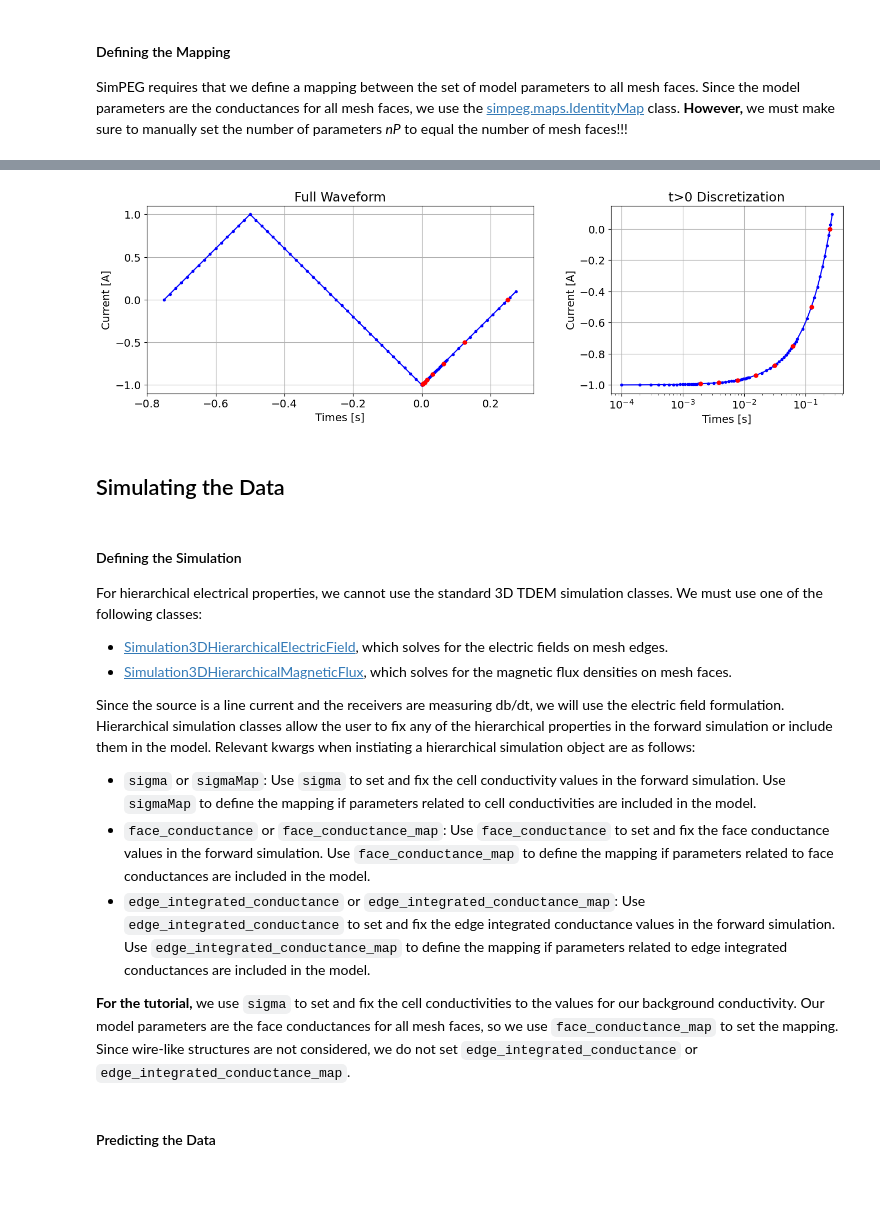
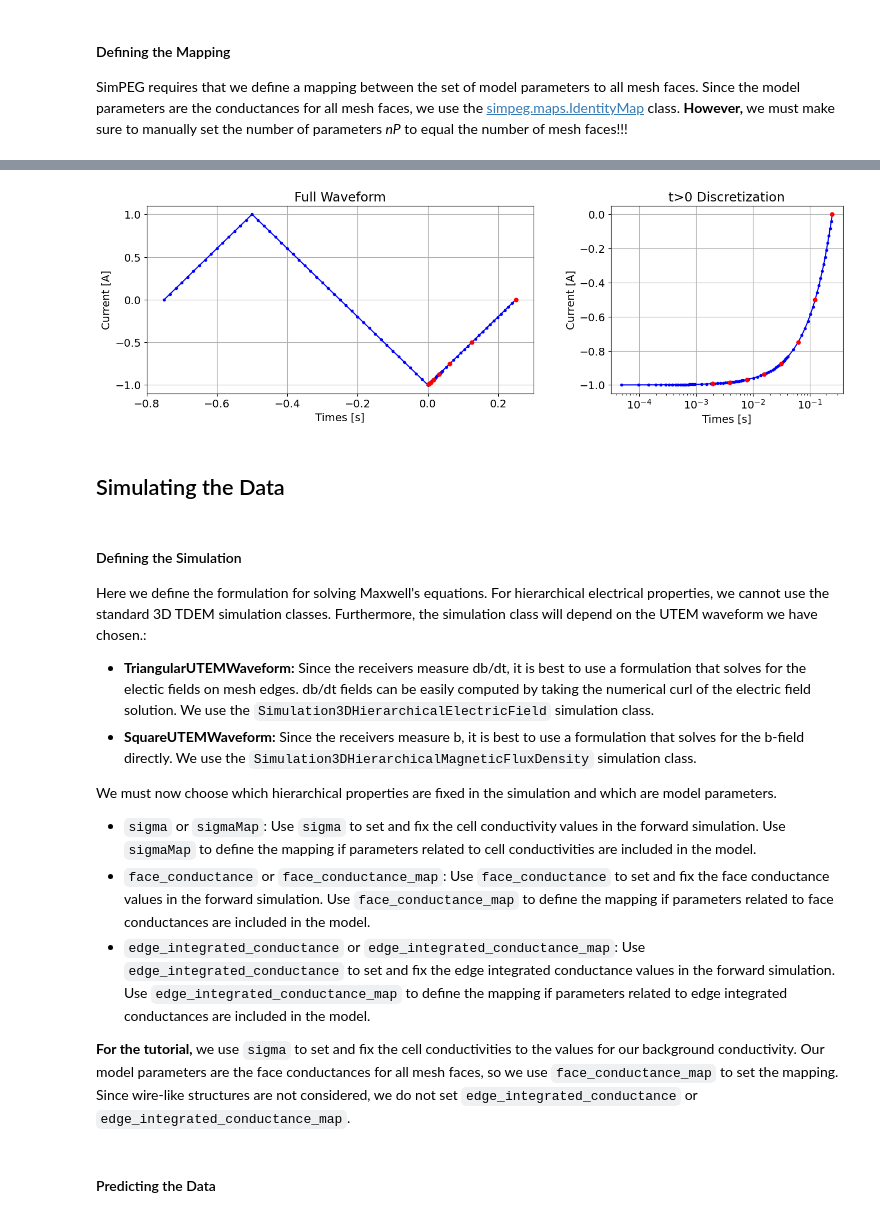
Before and after one commit to ubcgif/2026-simpeg-hfv-tutorial, a Jupyter notebook: fwd_utem_hierarchical_3d_part_1.ipynb, the cells around one changed output, grey strips where cells are left out. Saved outputs shown, nothing was run; the diff lists cells and outputs as text; code cells hidden in the pictures; blank space fills up the shorter version.

Commit message:
Add option for b-field simulation

```diff
--- a/fwd_utem_hierarchical_3d_part_1.ipynb
+++ b/fwd_utem_hierarchical_3d_part_1.ipynb
@@ -606,6 +613,0 @@ wave_times = np.r_[
-# %%
-# Take difference to obtain time steps
-time_steps = np.diff(wave_times)
-
-# Initial time for the simulation
-t0 = wave_times[0]
@@ -612,10 +626,45 @@ t0 = wave_times[0]
+# %%
+if use_triangular_waveform:
+
+    # Initial time for the simulation
+    t0 = -0.75 * period
+
+    n_steps = 45  # an integer divisible by 3
+    dt = 0.75 * period / n_steps
+
+else:
+
+    # Initial time for the simulation
+    t0 = -0.5 * period
+
+    n_steps = 30  # an integer value
+    dt = 0.5 * period / n_steps
+
+# Set time steps from t0 to 0
+time_steps_before = dt * np.ones(n_steps)
+
+# Set time steps after 0
+time_length_after = time_channels.max() + 1e-6
+n_step_lengths = 4
+n_steps_per_length = 20
+scale_factor = 6
+
+time_steps_after = get_precise_time_steps(
+    time_length_after, n_step_lengths, n_steps_per_length, scale_factor
+)
+
+time_steps = np.r_[
+    time_steps_before, time_steps_after
+]
 # %%
+wave_times = np.r_[t0, t0+np.cumsum(time_steps)]
+
 fig = plt.figure(figsize=(14, 4))
 
 ax1 = fig.add_axes([0.1, 0.1, 0.5, 0.85])
 ax1.plot(
     wave_times,
-    [utem_waveform.eval(t) for t in wave_times],
+    [0.] + [utem_waveform.eval(t) for t in wave_times[1:]],
     "b-o",
     markersize=3
 )
@@ -624,46 +673,46 @@ ax1.plot(
     [utem_waveform.eval(t) for t in time_channels],
     "ro",
     markersize=5
 )
 ax1.grid()
 ax1.set_xlabel("Times [s]")
 ax1.set_ylabel("Current [A]")
 ax1.set_title("Full Waveform")
 
 ax2 = fig.add_axes([0.7, 0.1, 0.3, 0.85])
 plot_times = np.logspace(np.log10(time_channels.min()), np.log10(time_channels.max()))
-k = wave_times > 0.0
+k = np.round(wave_times, 10) > 0.0
 ax2.semilogx(
     wave_times[k],
     [utem_waveform.eval(t) for t in wave_times[k]],
     "b-o",
     markersize=3
 )
 ax2.semilogx(
     time_channels,
     [utem_waveform.eval(t) for t in time_channels],
     "ro",
     markersize=5
 )
 ax2.grid()
 ax2.set_xlabel("Times [s]")
 ax2.set_ylabel("Current [A]")
 ax2.set_title("t>0 Discretization")
 
 plt.show()
 # %% [output]
-[figure, old version]
+[figure, new version]
 # %% [markdown]
 ## Simulating the Data
 # %% [markdown]
 #### Defining the Simulation
 
-For hierarchical electrical properties, we cannot use the standard 3D TDEM simulation classes. We must use one of the following classes:
+Here we define the formulation for solving Maxwell's equations. For hierarchical electrical properties, we cannot use the standard 3D TDEM simulation classes. Furthermore, the simulation class will depend on the UTEM waveform we have chosen.:
 
-* [Simulation3DHierarchicalElectricField](xref:simpeg#simpeg.electromagnetics.time_domain.simulation.Simulation3DHierarchicalElectricField), which solves for the electric fields on mesh edges.
-* [Simulation3DHierarchicalMagneticFlux](xref:simpeg#simpeg.electromagnetics.time_domain.simulation.Simulation3DHierarchicalMagneticFlux), which solves for the magnetic flux densities on mesh faces.
+* **TriangularUTEMWaveform:** Since the receivers measure db/dt, it is best to use a formulation that solves for the electic fields on mesh edges. db/dt fields can be easily computed by taking the numerical curl of the electric field solution. We use the ``Simulation3DHierarchicalElectricField`` simulation class.
+* **SquareUTEMWaveform:** Since the receivers measure b, it is best to use a formulation that solves for the b-field directly. We use the ``Simulation3DHierarchicalMagneticFluxDensity`` simulation class.
 
-Since the source is a line current and the receivers are measuring db/dt, we will use the electric field formulation. Hierarchical simulation classes allow the user to fix any of the hierarchical properties in the forward simulation or include them in the model. Relevant kwargs when instiating a hierarchical simulation object are as follows:
+We must now choose which hierarchical properties are fixed in the simulation and which are model parameters.
 
 * `sigma` or `sigmaMap`: Use `sigma` to set and fix the cell conductivity values in the forward simulation. Use `sigmaMap` to define the mapping if parameters related to cell conductivities are included in the model.
 * `face_conductance` or `face_conductance_map`: Use `face_conductance` to set and fix the face conductance values in the forward simulation. Use `face_conductance_map` to define the mapping if parameters related to face conductances are included in the model.
```
Also changed, not shown: parts of 41 cells of this notebook, 5 other files.
